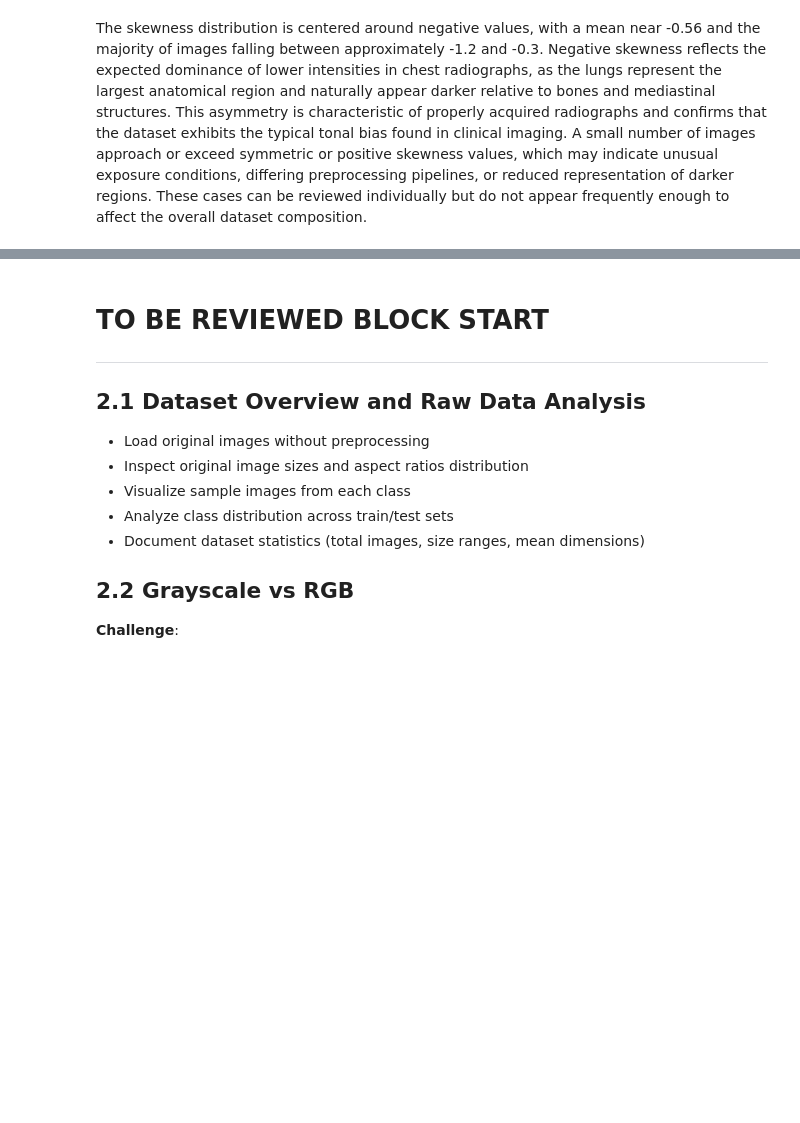
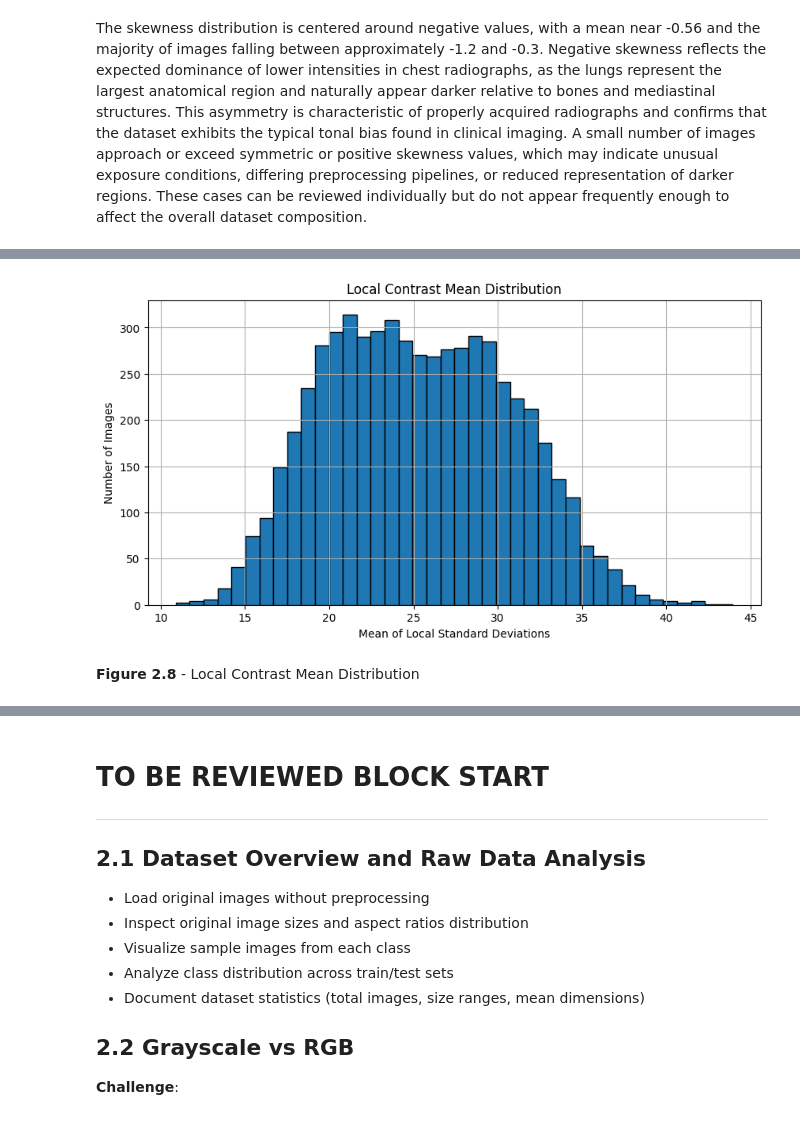
Before and after one commit to logus2k/apvc_p2, a Jupyter notebook: dl_for_cv_project2_v1.ipynb, the cells around one changed output, grey strips where cells are left out. Drawn from its saved outputs; the diff is of its cells as text; code cells hidden in the pictures; blank space fills up the shorter version.

```diff
--- a/dl_for_cv_project2_v1.ipynb
+++ b/dl_for_cv_project2_v1.ipynb
@@ -368,0 +440,12 @@ The skewness distribution is centered around negative values, with a mean near -
+# %%
+plt.figure(figsize=(10, 5))
+plt.hist(df_local["local_std_mean"], bins=40, edgecolor='black')
+plt.title("Local Contrast Mean Distribution")
+plt.xlabel("Mean of Local Standard Deviations")
+plt.ylabel("Number of Images")
+plt.grid(True)
+plt.show()
+# %% [output]
+[figure, added]
+# %% [markdown]
+**Figure 2.8** - Local Contrast Mean Distribution
```
Also changed, not shown: parts of 7 cells of this notebook.
